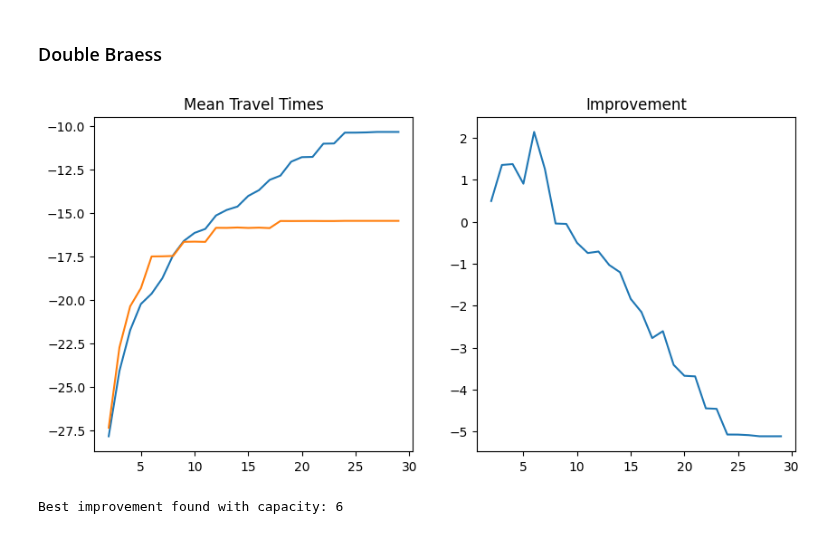
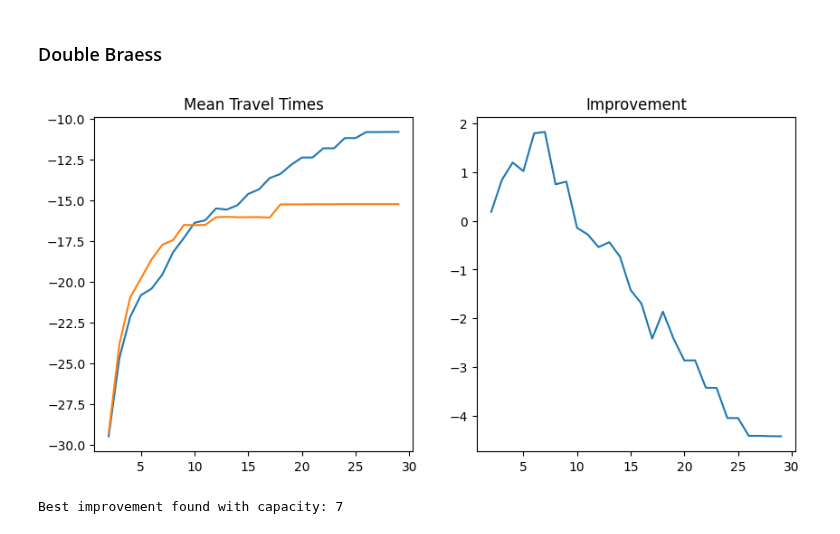
Before and after one commit to michoest/aamas-2024, a Jupyter notebook: src/traffic/v3/braess.ipynb, the cells around one changed output. Drawn from its saved outputs; the diff is of its cells as text; code cells hidden in the pictures.

```diff
--- a/src/traffic/v3/braess.ipynb
+++ b/src/traffic/v3/braess.ipynb
@@ -121,11 +86,13 @@ number_of_steps = 1000
 # %%
 number_of_steps = 1000
+number_of_cars_per_edge = 4
 
 mean_travel_times_allowed = []
 mean_travel_times_prohibited = []
 for capacity in range(2, 30):
     for allowed_edge in [True, False]:
-        model = TrafficModel(create_braess_network(capacity=capacity), get_cars())
+        network = create_braess_network(capacity=capacity)
+        model = TrafficModel(network, create_cars(network, cars_per_edge=number_of_cars_per_edge, goal_distribution={1.0: (0, 3)}))
         model.set_edge_restriction((1, 2), allowed=allowed_edge)
         step_stats, car_stats = model.run_sequentially(number_of_steps)
 
@@ -152,6 +119,7 @@ Best improvement found with capacity: 12
 # %%
-model = TrafficModel(create_braess_network(capacity=13), get_cars())
-model.set_edge_restriction((1, 2), allowed=True)
+network = create_braess_network(capacity=7)
+model = TrafficModel(network, create_cars(network, cars_per_edge=4, goal_distribution={1.0: (0, 3)}))
+model.set_edge_restriction((1, 2), allowed=False)
 step_stats, car_stats = model.run_sequentially(number_of_steps)
 # %%
 (-car_stats["travel_time"]).mean()
@@ -225,32 +140,35 @@ def get_cars(capacity=100):
 # %%
 number_of_steps = 1000
+number_of_cars_per_edge = 3
 
 mean_travel_times_allowed = []
 mean_travel_times_prohibited = []
 for capacity in range(2, 30):
     for allowed_edge in [True, False]:
-        model = TrafficModel(create_double_braess_network(capacity=capacity), get_cars())
+        network = create_double_braess_network(capacity=capacity)
+        model = TrafficModel(network, create_cars(network, cars_per_edge=number_of_cars_per_edge, goal_distribution={0.4: (0, 3),
+                                                                                                                     0.6: ('A', 'B')}))
         model.set_edge_restriction((1, 2), allowed=allowed_edge)
         step_stats, car_stats = model.run_sequentially(number_of_steps)
 
         if allowed_edge:
             mean_travel_times_allowed.append((-car_stats["travel_time"]).mean())
         else:
             mean_travel_times_prohibited.append((-car_stats["travel_time"]).mean())
 
 f, (ax1, ax2) = plt.subplots(1, 2)
 f.set_figwidth(10)
 ax1.plot(range(2,30), pd.DataFrame({'allowed': mean_travel_times_allowed, 'prohibited': mean_travel_times_prohibited}))
 ax1.set_title('Mean Travel Times')
 
 improvement = np.array(mean_travel_times_prohibited) - np.array(mean_travel_times_allowed)
 ax2.plot(range(2,30), improvement)
 ax2.set_title('Improvement')
 
 plt.show()
 
 print(f'Best improvement found with capacity: {np.argmax(improvement) + 2}')
 # %% [output]
-[figure, old version]
+[figure, new version]
-Best improvement found with capacity: 6
+Best improvement found with capacity: 7
 # %%
```
Also changed, not shown: parts of 11 cells of this notebook, 2 other files.
